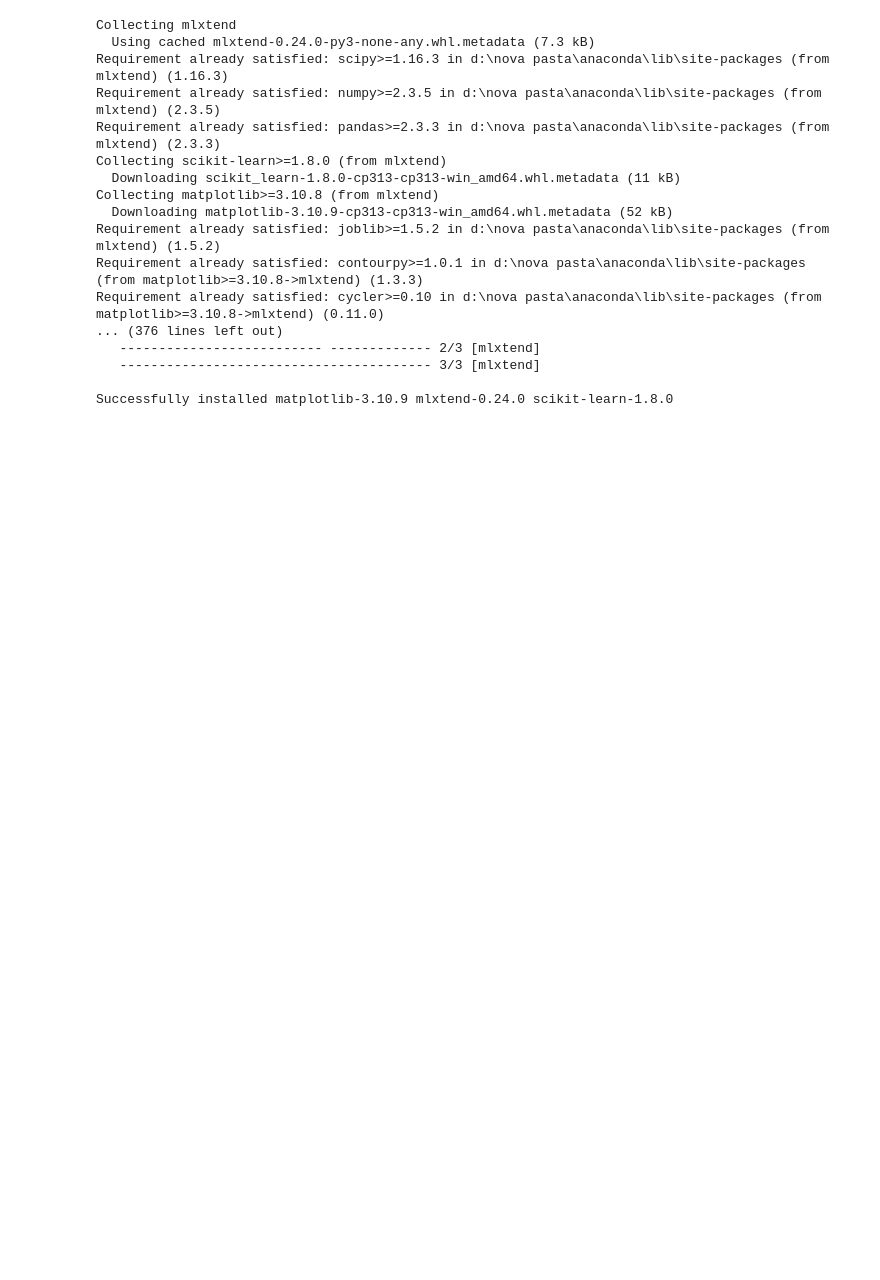
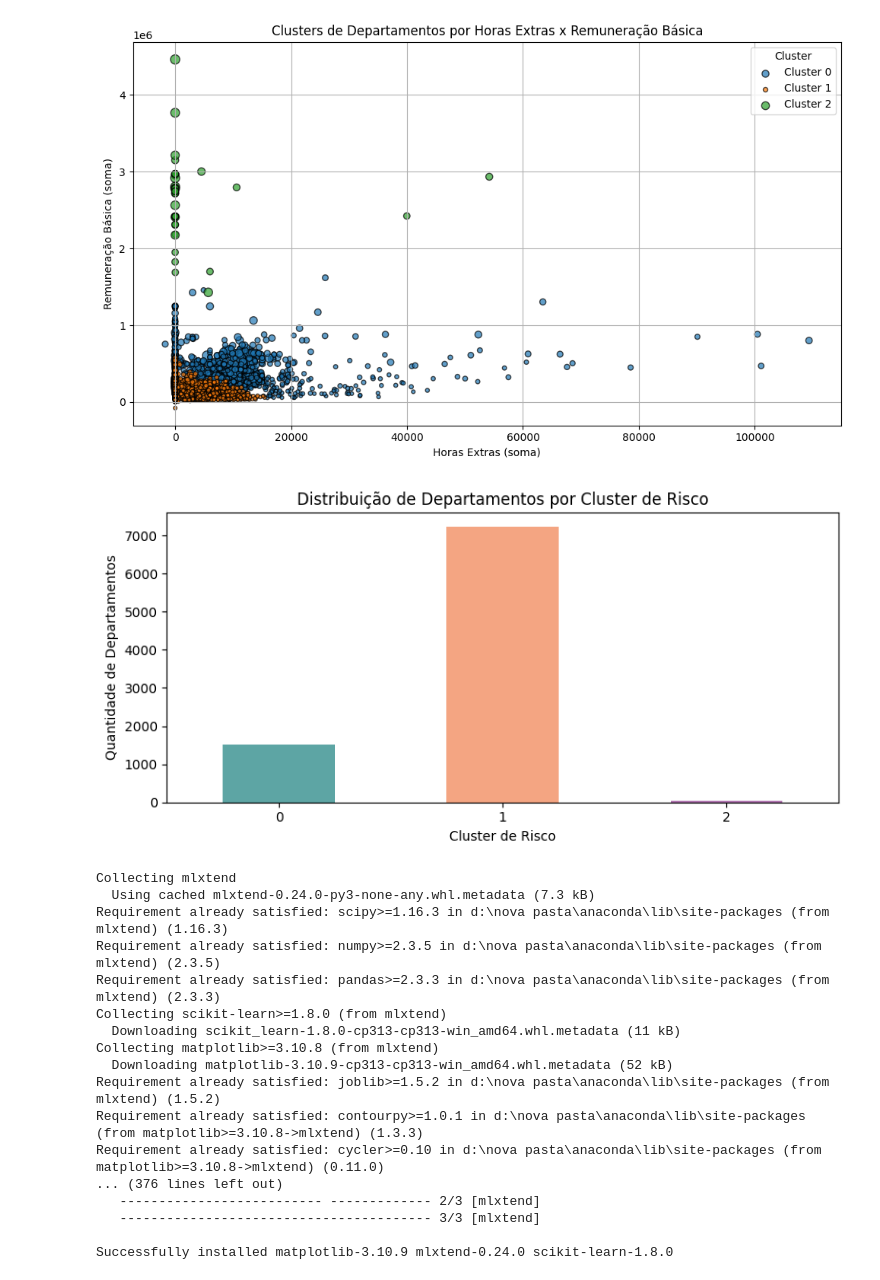
Before and after one commit to Gabriel-nascimento31/Projeto-de-Mineracao-de-Dados, a Jupyter notebook: teste.ipynb, the cells around one changed output. Drawn from its saved outputs; the diff is of its cells as text; code cells hidden in the pictures; blank space fills up the shorter version.

```diff
--- a/teste.ipynb
+++ b/teste.ipynb
@@ -28,6 +68,42 @@ X = scaler.fit_transform(df_depto[['HORAS_EXTRAS', 'REMUN_BASICA', 'QTD_SERVIDOR
 # Aplicar o K-Means (Exemplo com 3 grupos: Baixo Custo, Médio, Crítico)
 kmeans = KMeans(n_clusters=3, random_state=42, n_init=10)
 df_depto['CLUSTER_RISCO'] = kmeans.fit_predict(X)
+# %%
+# Visualização dos clusters por departamento
+plt.figure(figsize=(10,6))
+for cluster in sorted(df_depto['CLUSTER_RISCO'].unique()):
+    subset = df_depto[df_depto['CLUSTER_RISCO'] == cluster]
+    plt.scatter(
+        subset['HORAS_EXTRAS'],
+        subset['REMUN_BASICA'],
+        s=subset['QTD_SERVIDORES'] / 2 + 10,
+        label=f'Cluster {cluster}',
+        alpha=0.7,
+        edgecolor='k'
+    )
+
+plt.title('Clusters de Departamentos por Horas Extras x Remuneração Básica')
+plt.xlabel('Horas Extras (soma)')
+plt.ylabel('Remuneração Básica (soma)')
+plt.legend(title='Cluster')
+plt.grid(True)
+plt.tight_layout()
+plt.show()
+
+plt.figure(figsize=(8,4))
+df_depto['CLUSTER_RISCO'].value_counts().sort_index().plot(
+    kind='bar',
+    color=['#5DA5A4', '#F4A582', '#B276B2']
+)
+plt.title('Distribuição de Departamentos por Cluster de Risco')
+plt.xlabel('Cluster de Risco')
+plt.ylabel('Quantidade de Departamentos')
+plt.xticks(rotation=0)
+plt.tight_layout()
+plt.show()
+# %% [output]
+[figure, added]
+[figure, added]
 # %%
 # Criar categorias para o Apriori
 zero_mask = df['HORAS_EXTRAS'] == 0
```
Also changed, not shown: parts of 4 cells of this notebook.
